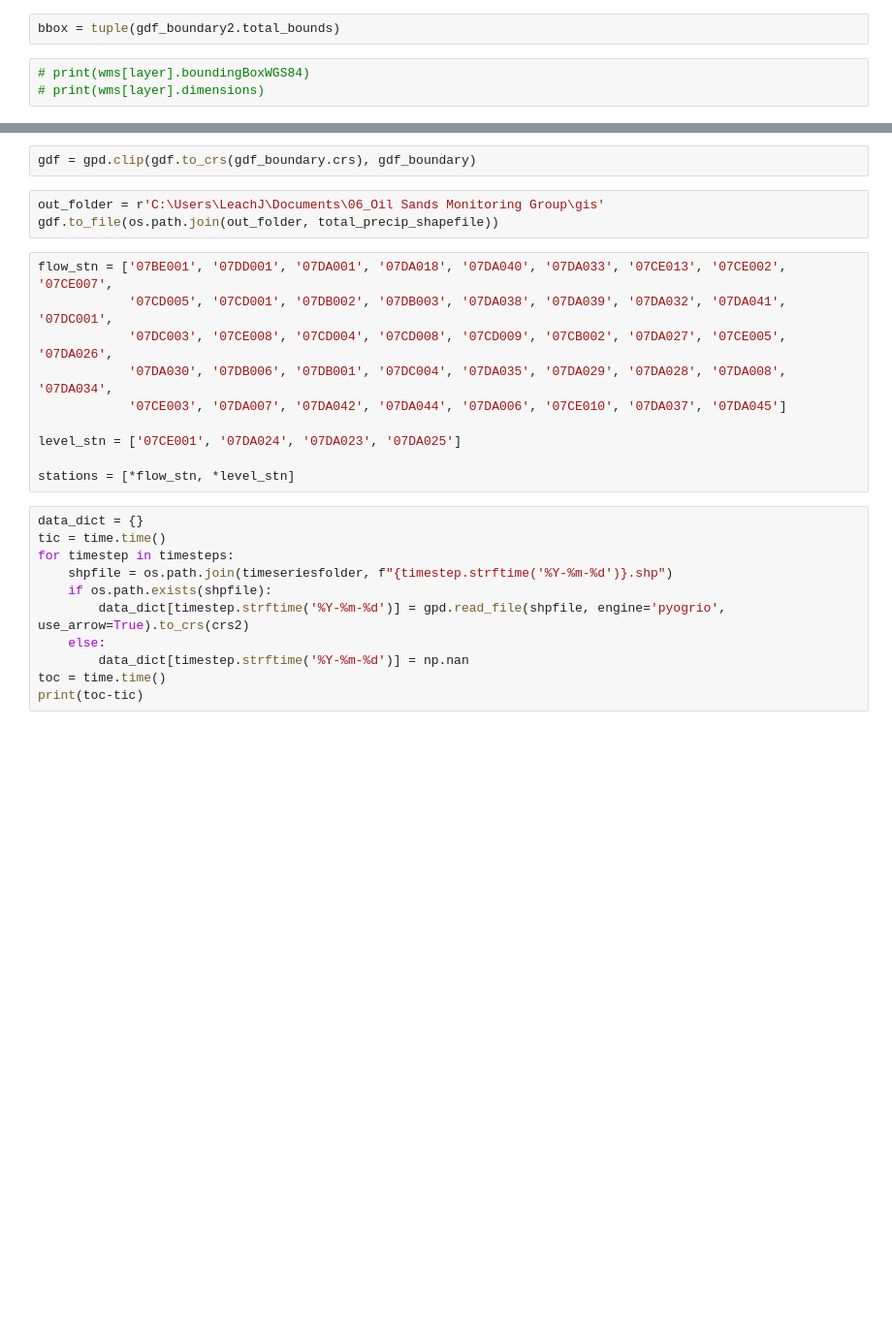
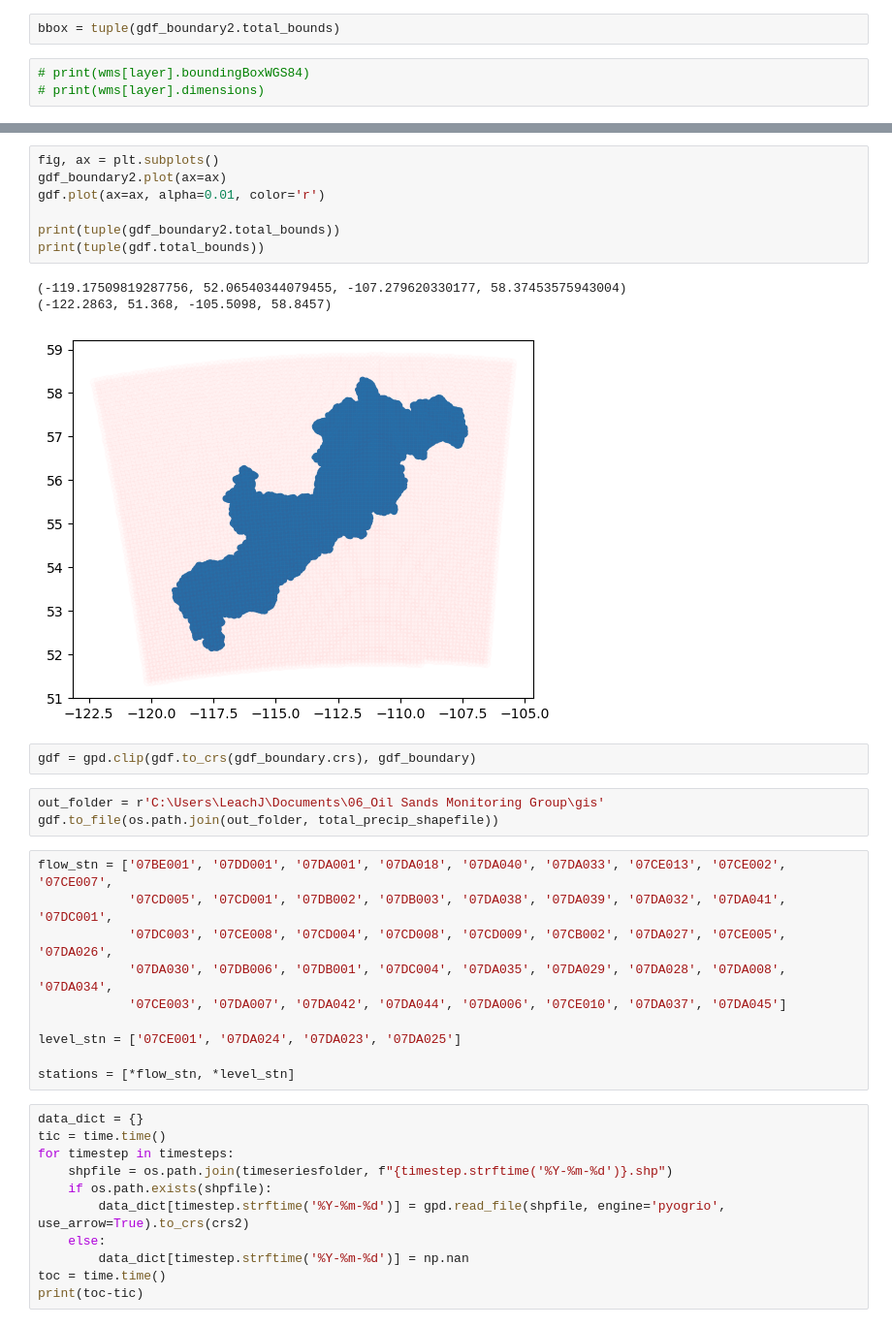
Before and after one commit to Inno-West/OSM_Annual_Report, a Jupyter notebook: util/GetRDPA.ipynb, the cells around one changed output, grey strips where cells are left out. Shown at 97% size. Drawn from its saved outputs; the diff is of its cells as text; blank space fills up the shorter version.

```diff
--- a/util/GetRDPA.ipynb
+++ b/util/GetRDPA.ipynb
@@ -115,3 +122,14 @@ print(toc-tic)
+# %%
+fig, ax = plt.subplots()
+gdf_boundary2.plot(ax=ax)
+gdf.plot(ax=ax, alpha=0.01, color='r')
+
+print(tuple(gdf_boundary2.total_bounds))
+print(tuple(gdf.total_bounds))
+# %% [output]
+(-119.17509819287756, 52.06540344079455, -107.279620330177, 58.37453575943004)
+(-122.2863, 51.368, -105.5098, 58.8457)
+[figure, added]
 # %%
 gdf = gpd.clip(gdf.to_crs(gdf_boundary.crs), gdf_boundary)
 # %%
```
Also changed, not shown: parts of 9 cells of this notebook, 1 other file.
